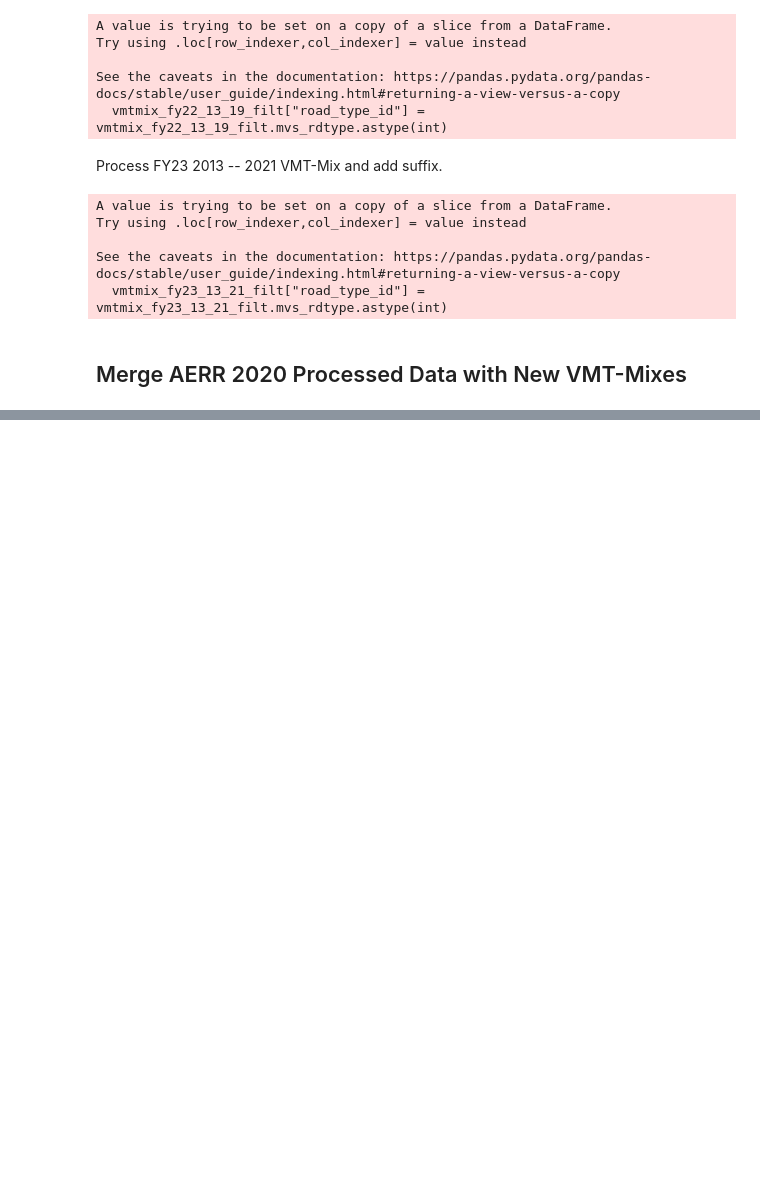
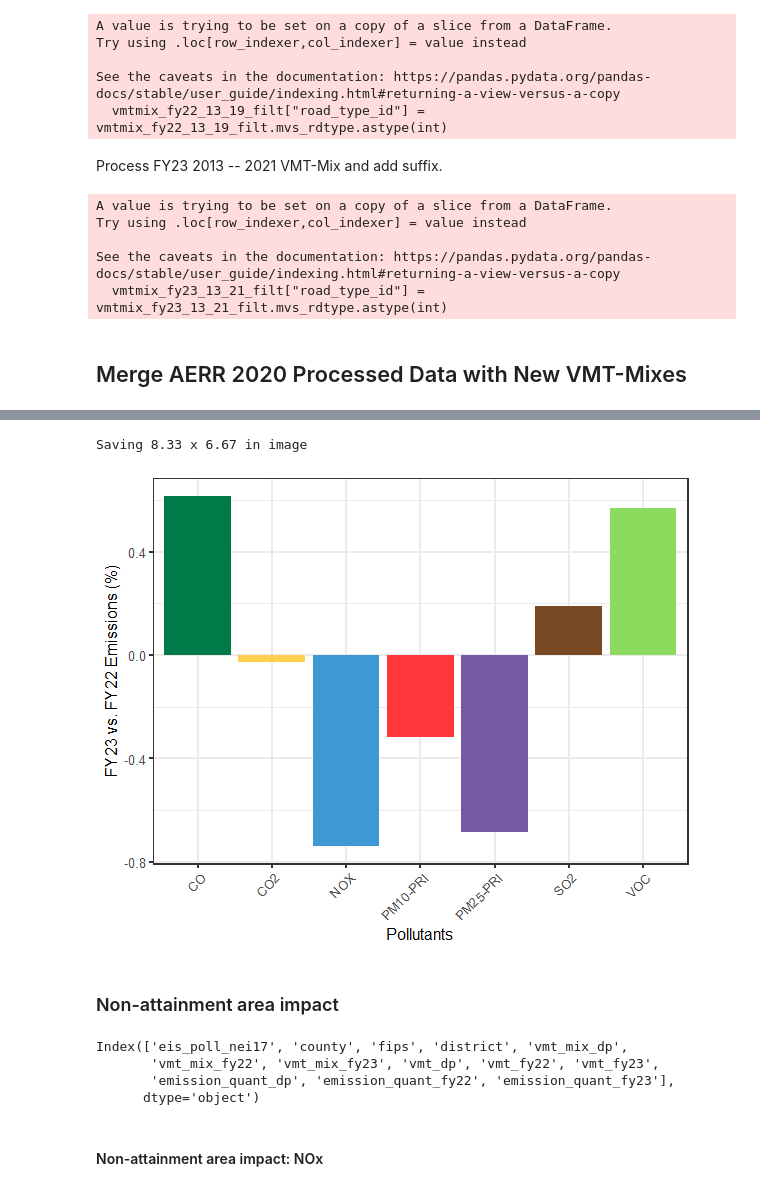
Before and after one commit to Apoorb/FY23_VMT_Mix, a Jupyter notebook: analysis/aerr_impact_fy23.ipynb, the cells around one changed output, grey strips where cells are left out. Drawn from its saved outputs; the diff is of its cells as text; code cells hidden in the pictures; blank space fills up the shorter version.

```diff
--- a/analysis/aerr_impact_fy23.ipynb
+++ b/analysis/aerr_impact_fy23.ipynb
@@ -366,0 +1203,4 @@ array([48001, 48003, 48005, 48007, 48009, 48011, 48013, 48015, 48017,
+# %%
+%load_ext rpy2.ipython
+import pandas as pd
+st_emis = pd.read_csv(r"C:\Users\a-bibeka\Downloads\st_emis.csv")
@@ -366,0 +1243,14 @@ array([48001, 48003, 48005, 48007, 48009, 48011, 48013, 48015, 48017,
+# %%
+%%R -i st_emis -w 600
+require(ggplot2)
+require(awtools)
+p = ggplot(data=st_emis, aes(x=Pollutants, y=`FY23 vs. FY22 Emissions (%)`, fill=Pollutants)) + geom_col() +
+theme_bw(base_size = 16) + theme(legend.position="none", axis.text.x=element_text(angle=45,hjust=1)) + labs(x = "Pollutants", y = "FY23 vs. FY22 Emissions (%)",) + a_flat_fill()
+path_fig_out = "E:/Texas A&M Transportation Institute/TxDOT_TPP_Projects - Task 5.3 Activity Forecasting Factors/Tasks/VMT_Mix/Presentation/statewide_fy23_fy22_PerDiff.png"
+ggsave(path_fig_out)
+p
+# %% [output]
+Saving 8.33 x 6.67 in image
+[figure, added]
+# %% [markdown]
+### Non-attainment area impact
@@ -366,0 +1328,7 @@ array([48001, 48003, 48005, 48007, 48009, 48011, 48013, 48015, 48017,
+# %%
+emis_comp_pol.columns
+# %% [output]
+Index(['eis_poll_nei17', 'county', 'fips', 'district', 'vmt_mix_dp',
+       'vmt_mix_fy22', 'vmt_mix_fy23', 'vmt_dp', 'vmt_fy22', 'vmt_fy23',
+       'emission_quant_dp', 'emission_quant_fy22', 'emission_quant_fy23'],
+      dtype='object')
@@ -366,0 +1354,2 @@ array([48001, 48003, 48005, 48007, 48009, 48011, 48013, 48015, 48017,
+# %% [markdown]
+#### Non-attainment area impact: NOx
```
Also changed, not shown: parts of 70 cells of this notebook.
